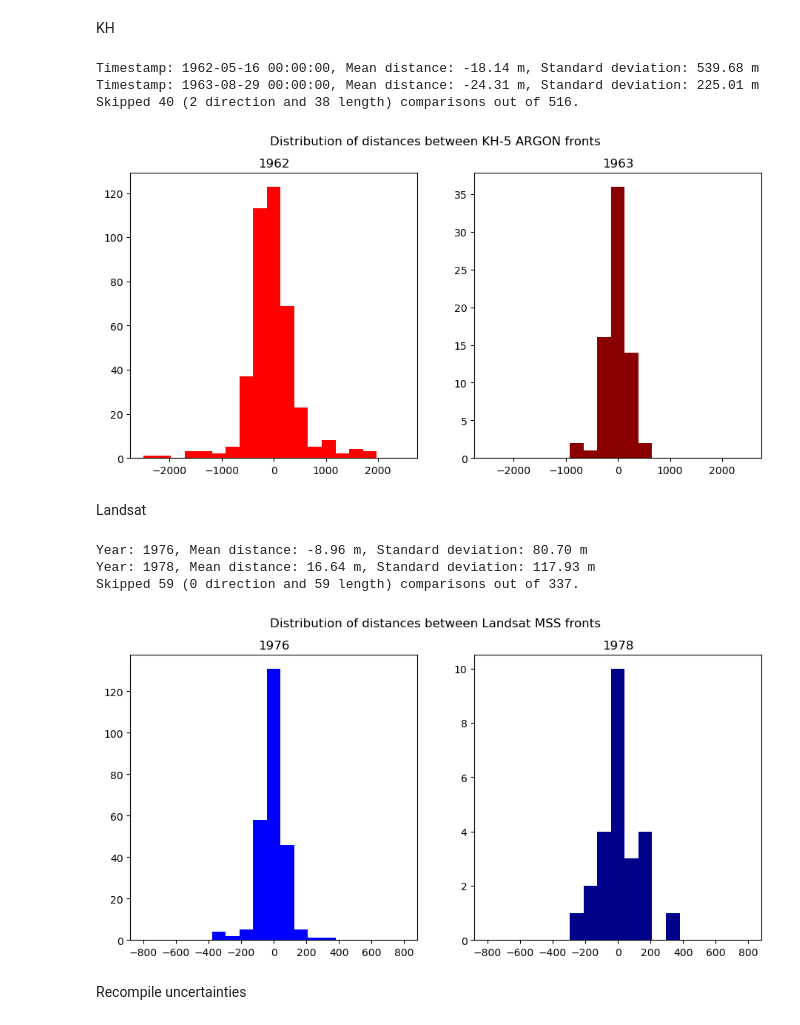
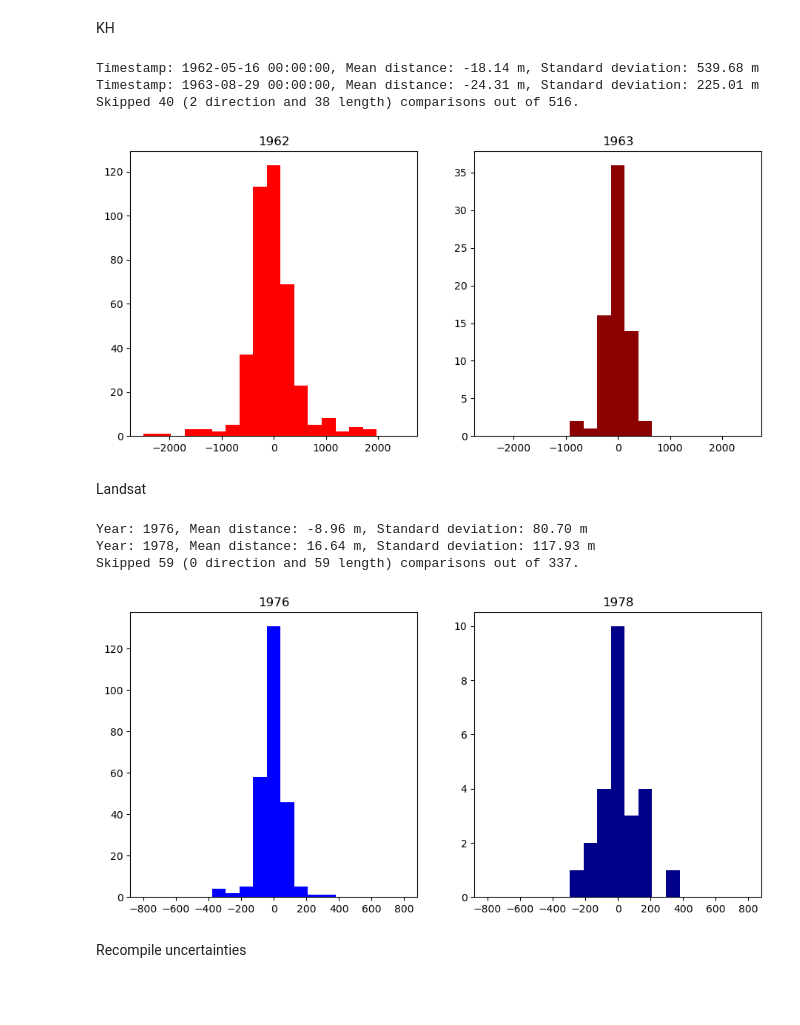
Before and after one commit to lorisdanjou/Svalbard_calving_fronts_1936-1978_data_analysis, a Jupyter notebook: results.ipynb, the cells around one changed output. Cells and saved outputs as stored; diff of their text form; code cells hidden in the pictures; blank space fills up the shorter version.

```diff
--- a/results.ipynb
+++ b/results.ipynb
@@ -368,35 +369,35 @@ for timestamp in timestamps:
                 dist, e = distance(front1, front2, dir_1, dir_2)
                 if dist == np.nan:
                     print(f"Warning: NaN distance for front_id {front_id}, timestamp {timestamp}, indices {k}, {l}")
                 if dist is not None:
                     dists_timestamp.append(dist)
                 elif e == 1:
                     skip_count_len += 1
                 elif e == 2:
                     skip_count_dir += 1
                 total_count += 1
     dists.append(dists_timestamp)
 
 dists_npy = [np.array(dists_timestamp) for dists_timestamp in dists]
 sigma_kh = [dists_npy_timestamp.std() for dists_npy_timestamp in dists_npy]
 mean = [dists_npy_timestamp.mean() for dists_npy_timestamp in dists_npy]
 
 for i in range(len(timestamps)):
     print(f"Timestamp: {timestamps[i]}, Mean distance: {mean[i]:.2f} m, Standard deviation: {sigma_kh[i]:.2f} m")
 
 print(f"Skipped {skip_count_len + skip_count_dir} ({skip_count_dir} direction and {skip_count_len} length) comparisons out of {total_count}.")
 fig, axs = plt.subplots(ncols=len(timestamps), figsize=(11, 5))
 axs[0].hist(dists[0], bins=np.linspace(-2500, 2500, 20), color="red")
 axs[0].set_title(timestamps[0].strftime("%Y"))
 axs[1].hist(dists[1], bins=np.linspace(-2500, 2500, 20), color="darkred")
 axs[1].set_title(timestamps[1].strftime("%Y"))
-fig.suptitle("Distribution of distances between KH-5 ARGON fronts")
+# fig.suptitle("Distribution of distances between KH-5 ARGON fronts")
 fig.savefig("images/KH-5_ARGON_fonts_accuracy.png", bbox_inches="tight")
 # %% [output]
 Timestamp: 1962-05-16 00:00:00, Mean distance: -18.14 m, Standard deviation: 539.68 m
 Timestamp: 1963-08-29 00:00:00, Mean distance: -24.31 m, Standard deviation: 225.01 m
 Skipped 40 (2 direction and 38 length) comparisons out of 516.
-[figure, old version]
+[figure, new version]
 # %% [markdown]
 Landsat
 # %%
@@ -442,13 +443,13 @@ axs[0].hist(dists[0], bins=np.linspace(-800, 800, 20), color="blue")
 axs[0].set_title(years[0])
 axs[1].hist(dists[1], bins=np.linspace(-800, 800, 20), color="darkblue")
 axs[1].set_title(years[1])
-fig.suptitle("Distribution of distances between Landsat MSS fronts")
+# fig.suptitle("Distribution of distances between Landsat MSS fronts")
 fig.savefig("images/Landsat_MSS_fonts_accuracy.png", bbox_inches="tight")
 # %% [output]
 Year: 1976, Mean distance: -8.96 m, Standard deviation: 80.70 m
 Year: 1978, Mean distance: 16.64 m, Standard deviation: 117.93 m
 Skipped 59 (0 direction and 59 length) comparisons out of 337.
-[figure, old version]
+[figure, new version]
 # %% [markdown]
 Recompile uncertainties
 # %%
```
Also changed, not shown: parts of 30 cells of this notebook, 9 other files.
